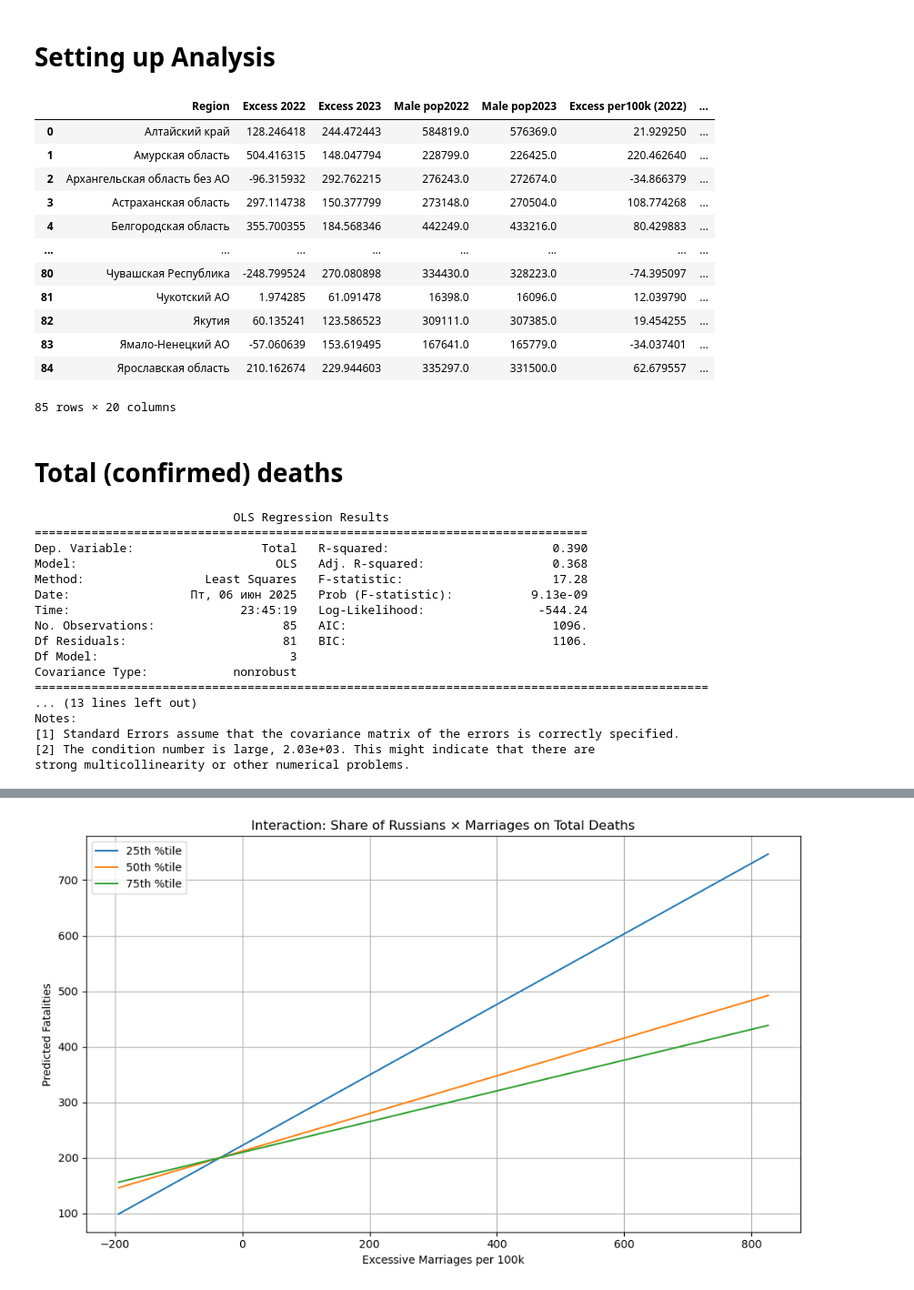
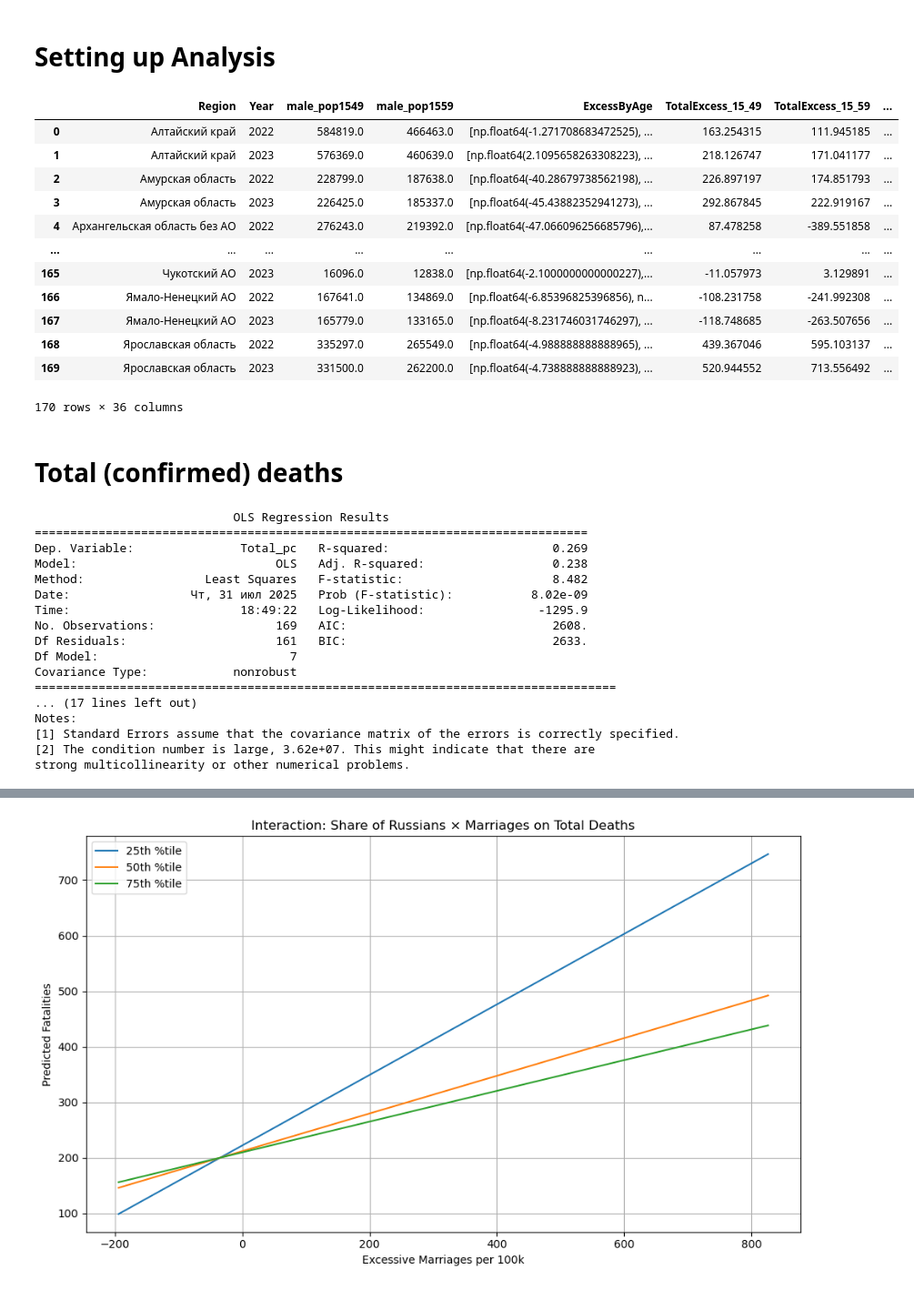
Before and after one commit to ahalian/Thesis, a Jupyter notebook: analysis/analysis.ipynb, the cells around one changed output, grey strips where cells are left out. Shown: that part at 91% size. Cells and saved outputs as stored; diff of their text form; code cells hidden in the pictures.

```diff
--- a/analysis.ipynb
+++ b/analysis/analysis.ipynb
@@ -6,37 +6,34 @@ import numpy as np
 import statsmodels.api as sm
 import matplotlib.pyplot as plt
 # %%
-df = pd.read_csv("intermediate\soc_econ_data.csv", index_col=0)
-df2 = pd.read_csv("intermediate\war_data.csv", index_col=0)
-
-df = df2.merge(df, on = "Region", how = 'left').reset_index(drop=True)
-
+df = pd.read_csv("intermediate/annual.csv", index_col=0)
 df
 # %% [output]
-|  | Region | Excess 2022 | Excess 2023 | Male pop2022 | Male pop2023 | Excess per100k (2022) | ... |
-| 0 | Алтайский край | 128.246418 | 244.472443 | 584819.0 | 576369.0 | 21.929250 | ... |
-| 1 | Амурская область | 504.416315 | 148.047794 | 228799.0 | 226425.0 | 220.462640 | ... |
-| 2 | Архангельская область без АО | -96.315932 | 292.762215 | 276243.0 | 272674.0 | -34.866379 | ... |
-| 3 | Астраханская область | 297.114738 | 150.377799 | 273148.0 | 270504.0 | 108.774268 | ... |
-| 4 | Белгородская область | 355.700355 | 184.568346 | 442249.0 | 433216.0 | 80.429883 | ... |
-| ... | ... | ... | ... | ... | ... | ... | ... |
-| 80 | Чувашская Республика | -248.799524 | 270.080898 | 334430.0 | 328223.0 | -74.395097 | ... |
-| 81 | Чукотский АО | 1.974285 | 61.091478 | 16398.0 | 16096.0 | 12.039790 | ... |
-| 82 | Якутия | 60.135241 | 123.586523 | 309111.0 | 307385.0 | 19.454255 | ... |
-| 83 | Ямало-Hенецкий АО | -57.060639 | 153.619495 | 167641.0 | 165779.0 | -34.037401 | ... |
-| 84 | Ярославская область | 210.162674 | 229.944603 | 335297.0 | 331500.0 | 62.679557 | ... |
+|  | Region | Year | male_pop1549 | male_pop1559 | ExcessByAge | TotalExcess_15_49 | TotalExcess_15_59 | ... |
+| 0 | Алтайский край | 2022 | 584819.0 | 466463.0 | [np.float64(-1.271708683472525), ... | 163.254315 | 111.945185 | ... |
+| 1 | Алтайский край | 2023 | 576369.0 | 460639.0 | [np.float64(2.1095658263308223), ... | 218.126747 | 171.041177 | ... |
+| 2 | Амурская область | 2022 | 228799.0 | 187638.0 | [np.float64(-40.28679738562198), ... | 226.897197 | 174.851793 | ... |
+| 3 | Амурская область | 2023 | 226425.0 | 185337.0 | [np.float64(-45.43882352941273), ... | 292.867845 | 222.919167 | ... |
+| 4 | Архангельская область без АО | 2022 | 276243.0 | 219392.0 | [np.float64(-47.066096256685796),... | 87.478258 | -389.551858 | ... |
+| ... | ... | ... | ... | ... | ... | ... | ... | ... |
+| 165 | Чукотский АО | 2023 | 16096.0 | 12838.0 | [np.float64(-2.1000000000000227),... | -11.057973 | 3.129891 | ... |
+| 166 | Ямало-Hенецкий АО | 2022 | 167641.0 | 134869.0 | [np.float64(-6.85396825396856), n... | -108.231758 | -241.992308 | ... |
+| 167 | Ямало-Hенецкий АО | 2023 | 165779.0 | 133165.0 | [np.float64(-8.231746031746297), ... | -118.748685 | -263.507656 | ... |
+| 168 | Ярославская область | 2022 | 335297.0 | 265549.0 | [np.float64(-4.988888888888965), ... | 439.367046 | 595.103137 | ... |
+| 169 | Ярославская область | 2023 | 331500.0 | 262200.0 | [np.float64(-4.738888888888923), ... | 520.944552 | 713.556492 | ... |
-85 rows × 20 columns
+170 rows × 36 columns
 # %% [markdown]
 # Total (confirmed) deaths
 # %%
-df_model = df[['Total', 'Excessive Marriages per100k', 'share_poverty', '% Russians']].copy()
-df_model["poverty_x_marriage"] = df_model['share_poverty']*df_model["Excessive Marriages per100k"]
-df_model["rus_x_marriage"] = df_model['% Russians']*df_model["Excessive Marriages per100k"]
+df_model = df[['Total_pc', 'ex_nup_per100k', 'share_poverty', '% Russians', 'median_income', 'uneployment',
+               'urban_share', 'population']].copy()
+df_model["poverty_x_marriage"] = df_model['share_poverty']*df_model['ex_nup_per100k']
+df_model["rus_x_marriage"] = df_model['% Russians']*df_model['ex_nup_per100k']
 
 df_model = df_model.replace([np.inf, -np.inf], np.nan).dropna()
 
-X = df_model.drop(columns=['Total', 'poverty_x_marriage', 'rus_x_marriage'])
-y = df_model['Total']
+X = df_model.drop(columns=['Total_pc', 'poverty_x_marriage', 'rus_x_marriage'])
+y = df_model['Total_pc']
 
 X_const = sm.add_constant(X)
 model = sm.OLS(y, X_const).fit()
@@ -44,19 +41,19 @@ print(model.summary())
 # %% [output]
                             OLS Regression Results
 ==============================================================================
-Dep. Variable:                  Total   R-squared:                       0.390
-Model:                            OLS   Adj. R-squared:                  0.368
-Method:                 Least Squares   F-statistic:                     17.28
-Date:                 Пт, 06 июн 2025   Prob (F-statistic):           9.13e-09
-Time:                        23:45:19   Log-Likelihood:                -544.24
-No. Observations:                  85   AIC:                             1096.
-Df Residuals:                      81   BIC:                             1106.
-Df Model:                           3
+Dep. Variable:               Total_pc   R-squared:                       0.269
+Model:                            OLS   Adj. R-squared:                  0.238
+Method:                 Least Squares   F-statistic:                     8.482
+Date:                 Чт, 31 июл 2025   Prob (F-statistic):           8.02e-09
+Time:                        18:49:22   Log-Likelihood:                -1295.9
+No. Observations:                 169   AIC:                             2608.
+Df Residuals:                     161   BIC:                             2633.
+Df Model:                           7
 Covariance Type:            nonrobust
-===============================================================================================
-... (13 lines left out)
+==================================================================================
+... (17 lines left out)
 Notes:
 [1] Standard Errors assume that the covariance matrix of the errors is correctly specified.
-[2] The condition number is large, 2.03e+03. This might indicate that there are
+[2] The condition number is large, 3.62e+07. This might indicate that there are
 strong multicollinearity or other numerical problems.
 # %%
```
Also changed, not shown: parts of 3 cells of this notebook, 23 other files.
